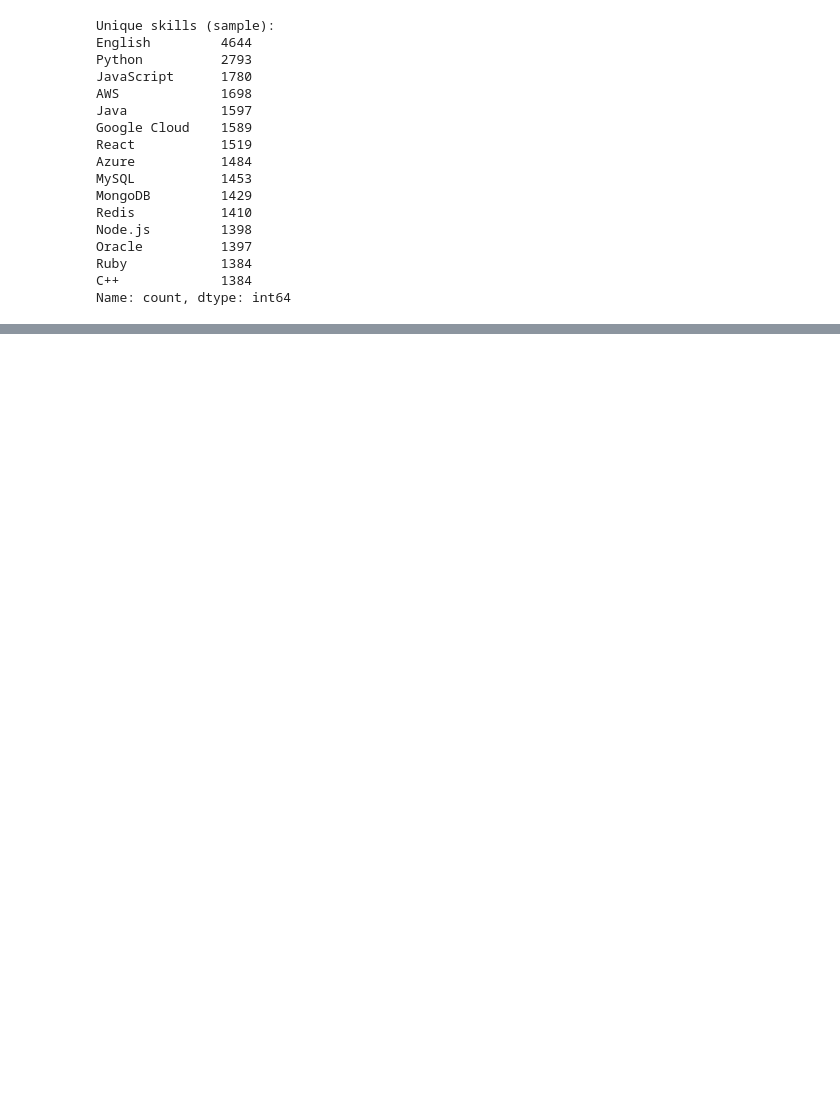
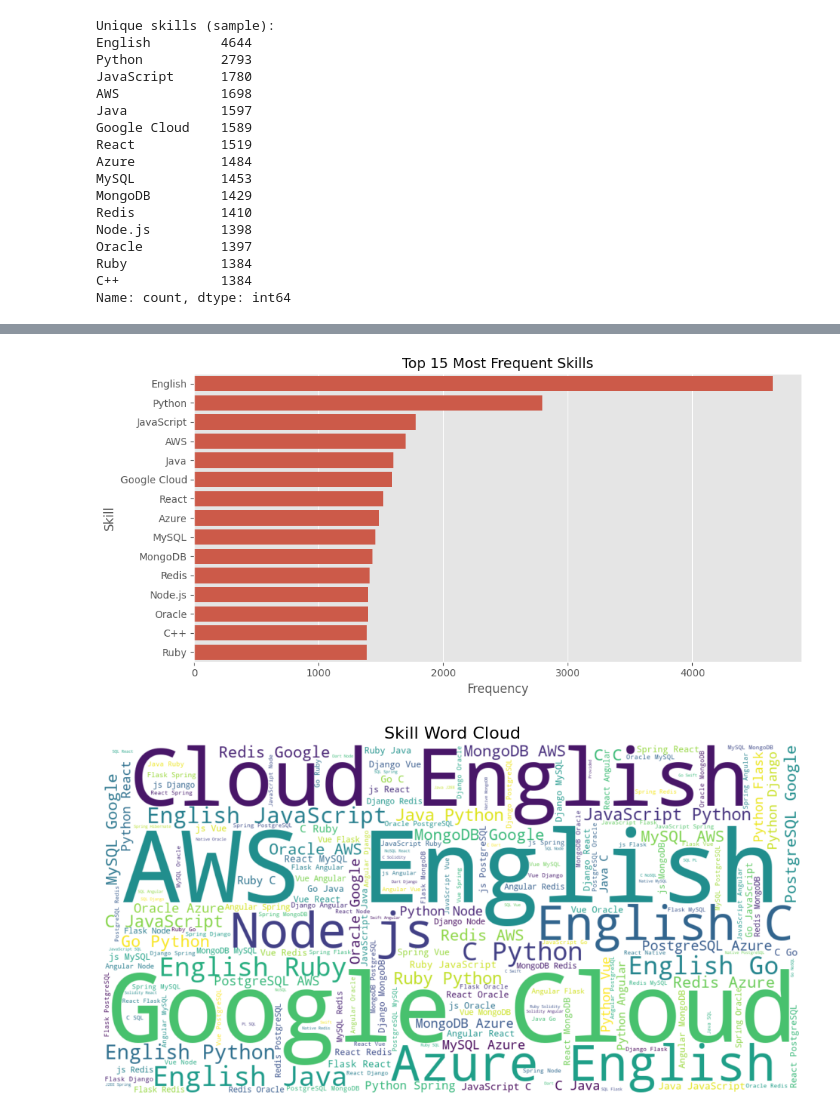
Before and after one commit to VaibhaVarshney/AI-Powered-Career-Recommendation-Resume-Analyzer, a Jupyter notebook: Notebooks/data_prep.ipynb, the cells around one changed output, grey strips where cells are left out. Cells and saved outputs as stored; diff of their text form; code cells hidden in the pictures; blank space fills up the shorter version.

```diff
--- a/Notebooks/data_prep.ipynb
+++ b/Notebooks/data_prep.ipynb
@@ -265,0 +346,15 @@ Name: count, dtype: int64
+# %%
+import matplotlib.pyplot as plt
+import seaborn as sns
+from wordcloud import WordCloud
+
+# Set style
+plt.style.use('ggplot')
+
+# Reload modeling dataset (if needed)
+df = pd.read_csv("../DATA/resume_dataset_clean.csv")
+
+print("✅ Dataset loaded for EDA")
+print("Rows:", len(df))
+print("Columns:", df.columns.tolist())
+df.head(3)
@@ -265,0 +369,33 @@ Name: count, dtype: int64
+# %%
+from collections import Counter
+
+# Convert skills column into a list of all individual skills
+all_skills = []
+df['skills'].dropna().apply(lambda x: [all_skills.append(s.strip()) for s in str(x).split(',') if s.strip()])
+
+# Count frequency of each skill
+skill_counts = Counter(all_skills)
+top_skills = dict(skill_counts.most_common(15))
+
+# --- Bar Plot for Top Skills ---
+plt.figure(figsize=(10,5))
+sns.barplot(x=list(top_skills.values()), y=list(top_skills.keys()))
+plt.title("Top 15 Most Frequent Skills", fontsize=14)
+plt.xlabel("Frequency")
+plt.ylabel("Skill")
+plt.tight_layout()
+plt.show()
+
+# --- Word Cloud for All Skills ---
+all_skills_text = ' '.join(all_skills)
+
+wordcloud = WordCloud(width=1200, height=600, background_color='white', colormap='viridis').generate(all_skills_text)
+
+plt.figure(figsize=(12,6))
+plt.imshow(wordcloud, interpolation='bilinear')
+plt.axis('off')
+plt.title("Skill Word Cloud", fontsize=16)
+plt.show()
+# %% [output]
+[figure, added]
+[figure, added]
```
Also changed, not shown: parts of 11 cells of this notebook, 7 other files.
